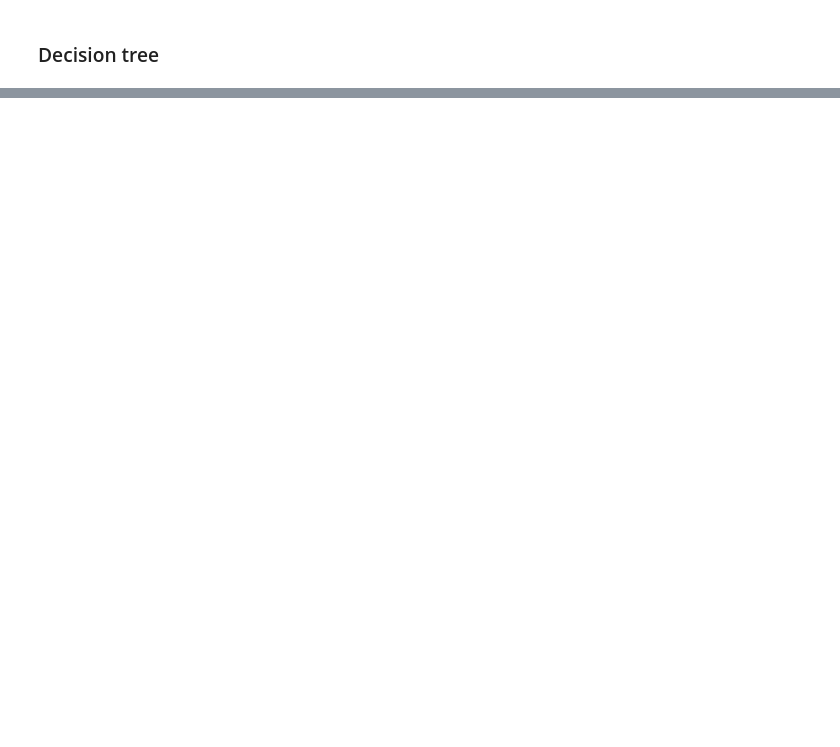
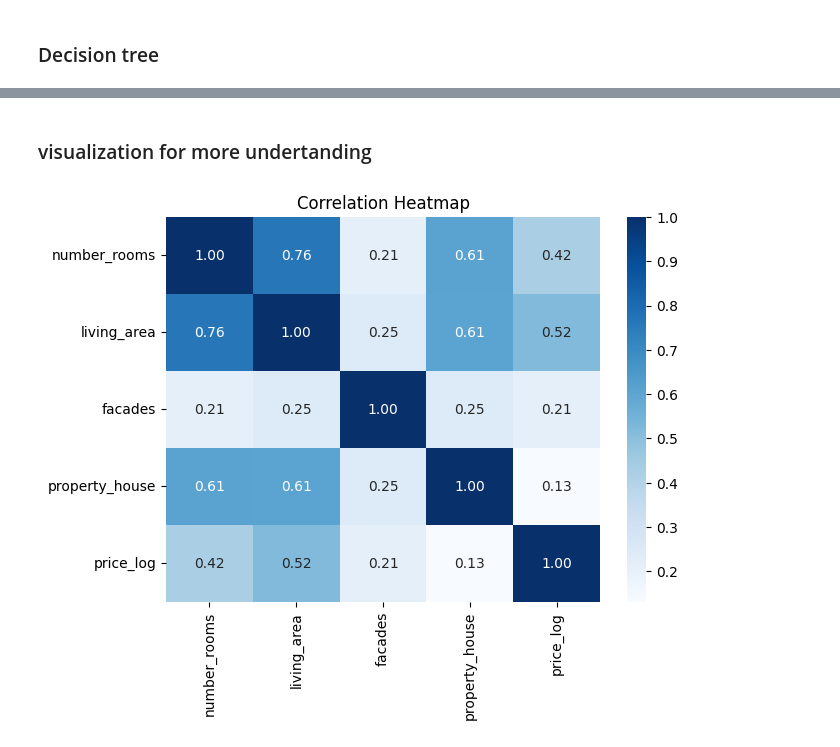
Before and after one commit to Hamideh-B-H/immo-eliza-ml, a Jupyter notebook: practice-notebook.ipynb, the cells around one changed output, grey strips where cells are left out. Drawn from its saved outputs; the diff is of its cells as text; code cells hidden in the pictures; blank space fills up the shorter version.

```diff
--- a/data-to ve stored/exploration.ipynb
+++ b/practice-notebook.ipynb
@@ -822,0 +1053,15 @@ Decision Tree - MSE: 0.1692293848921903, MAE: 0.2878937018937877, R²: 0.3121591
+# %% [markdown]
+### visualization for more undertanding
+# %%
+import seaborn as sns
+import matplotlib.pyplot as plt
+
+# Select relevant columns including the new feature
+corr = df[['number_rooms', 'living_area', 'facades', 'property_house', 'price_log']].corr()
+
+plt.figure(figsize=(7,5))
+sns.heatmap(corr, annot=True, cmap='Blues', fmt=".2f")
+plt.title("Correlation Heatmap")
+plt.show()
+# %% [output]
+[figure, added]
```
Also changed, not shown: parts of 12 cells of this notebook, 30 other files.
